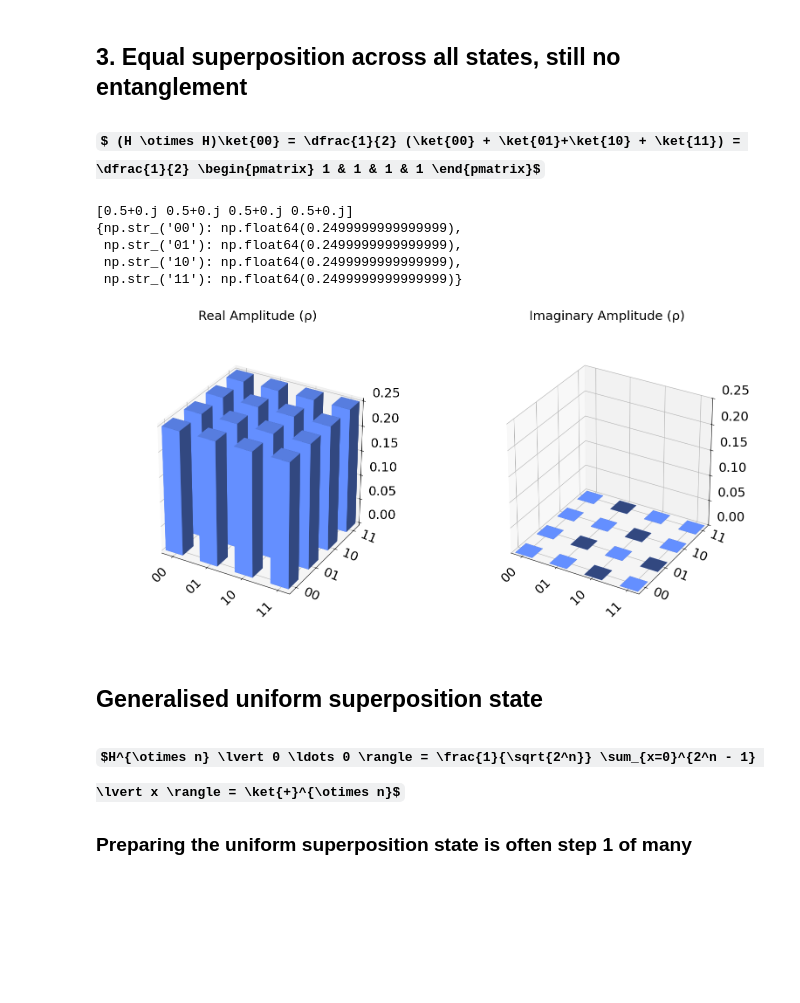
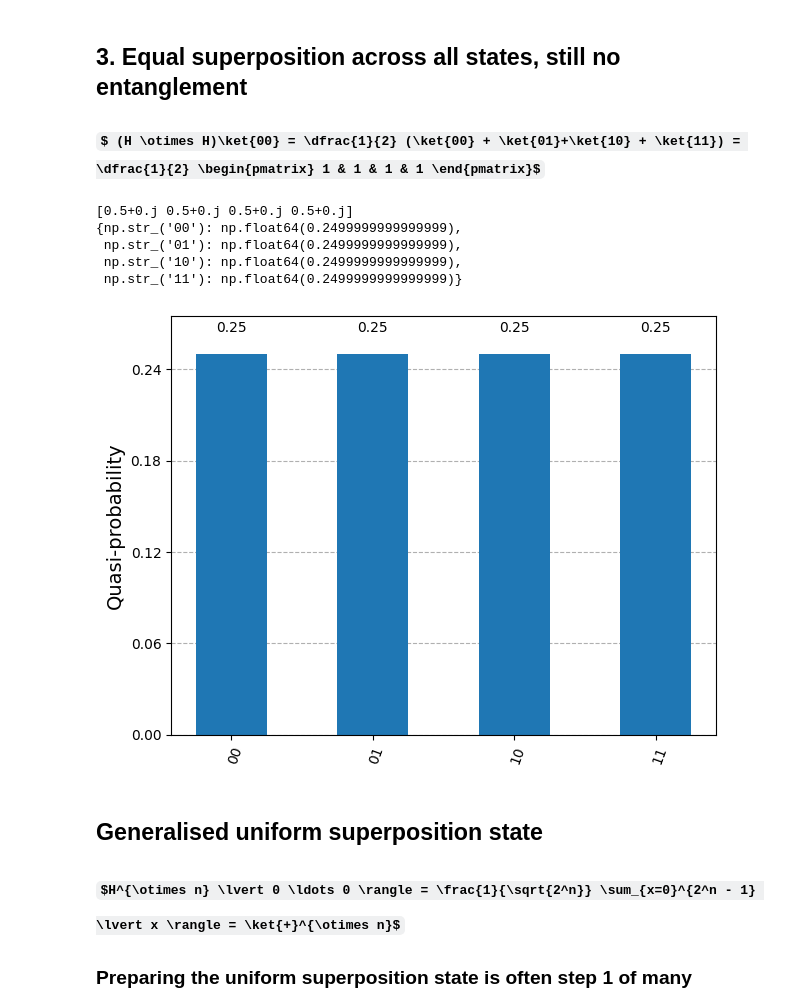
Before and after one commit to JoeyRogers-svg/Qiskit-fundamentals-course, a Jupyter notebook: 2-multiple-qubits.ipynb, the cells around one changed output. Saved outputs shown, nothing was run; the diff lists cells and outputs as text; code cells hidden in the pictures; some formulas as TeX source; blank space fills up the shorter version.

```diff
--- a/2-multiple-qubits.ipynb
+++ b/2-multiple-qubits.ipynb
@@ -84,20 +133,19 @@ DensityMatrix([[0.5+0.j, 0. +0.j, 0.5+0.j, 0. +0.j],
 # %%
 qc = QuantumCircuit(2)
 qc.h(0)
 qc.h(1)
 
 state = Statevector.from_instruction(qc)
 print(state.data)
 pprint.pp(state.probabilities_dict())
-
-plot_state_city(state)
+plot_histogram(state.probabilities_dict())
 # %% [output]
 [0.5+0.j 0.5+0.j 0.5+0.j 0.5+0.j]
 {np.str_('00'): np.float64(0.2499999999999999),
  np.str_('01'): np.float64(0.2499999999999999),
  np.str_('10'): np.float64(0.2499999999999999),
  np.str_('11'): np.float64(0.2499999999999999)}
-[figure, old version]
+[figure, new version]
 # %% [markdown]
 ## Generalised uniform superposition state
 
```
Also changed, not shown: parts of 23 cells of this notebook, 3 other files.
